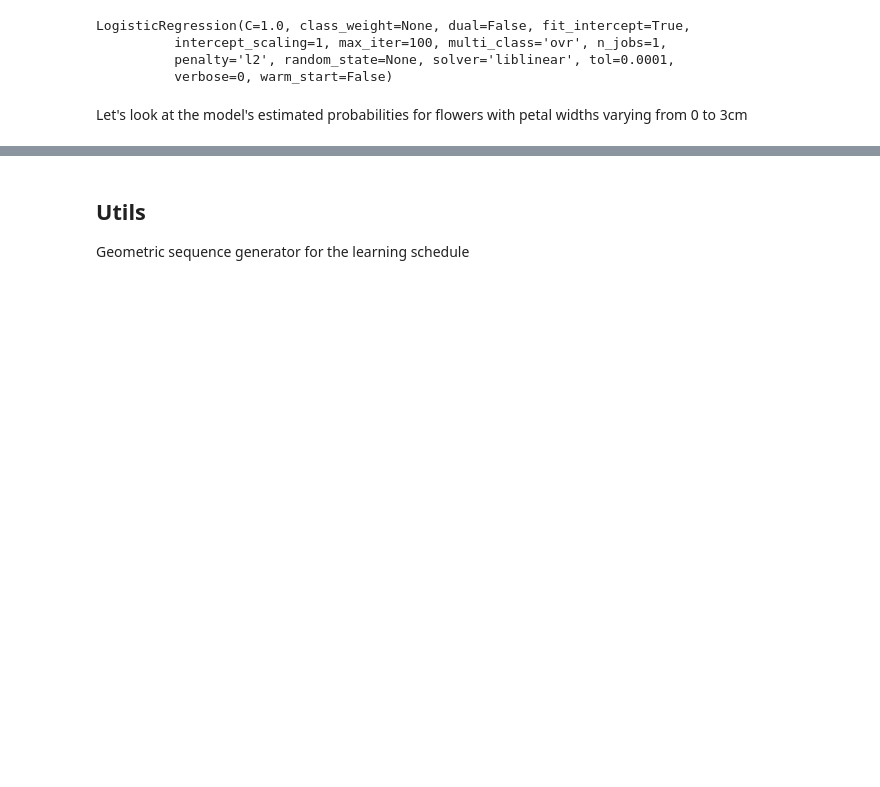
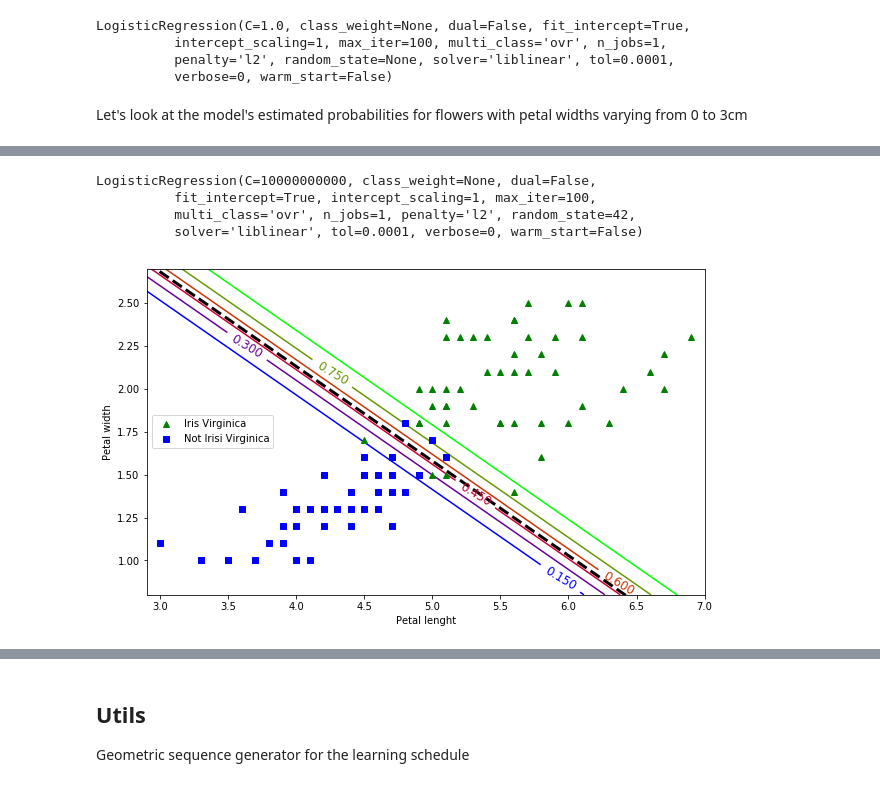
Before and after one commit to Ohtar10/ml-python, a Jupyter notebook: ch04/Training Models.ipynb, the cells around one changed output, grey strips where cells are left out. Saved outputs shown, nothing was run; the diff lists cells and outputs as text; code cells hidden in the pictures; blank space fills up the shorter version.

Commit message:
Finish logistic regression and start Softmax regression

```diff
--- a/ch04/Training Models.ipynb
+++ b/ch04/Training Models.ipynb
@@ -1015,0 +1025,43 @@ array([False, False, False, False, False, False, False, False, False,
+# %%
+X = iris['data'][:, 2:] # select the petal width and lenght
+# Remember that logistic regression it's capable of binary classification
+y = (iris['target'] == 2).astype(np.int) # binarize the dataset, 1 if Iris-Virginica, else 0
+
+log_reg = LogisticRegression(solver='liblinear', C=10**10, random_state=42)
+log_reg.fit(X, y)
+# %% [output]
+LogisticRegression(C=10000000000, class_weight=None, dual=False,
+          fit_intercept=True, intercept_scaling=1, max_iter=100,
+          multi_class='ovr', n_jobs=1, penalty='l2', random_state=42,
+          solver='liblinear', tol=0.0001, verbose=0, warm_start=False)
+# %%
+plt.figure(figsize=(10, 6))
+# create an equidistant linear space for both attributes
+x0, x1 = np.meshgrid(
+    np.linspace(2.9, 7, 500).reshape(-1, 1), # X, petal length
+    np.linspace(0.8, 3, 200).reshape(-1, 1) # Y, petal width
+)
+
+# then generate a new X with them, concat the results of both
+# attributes. produces (100000, 2) shape
+X_new = np.c_[x0.ravel(), x1.ravel()]
+
+y_proba = log_reg.predict_proba(X_new)
+zz = y_proba[:, 1].reshape(x0.shape)
+contour = plt.contour(x0, x1, zz, cmap=plt.cm.brg)
+
+# NOTE: need to investigate this part.
+left_right = np.array([2.9, 7])
+boundary = -(log_reg.coef_[0][0] * left_right + log_reg.intercept_[0]) / log_reg.coef_[0][1]
+
+plt.clabel(contour, inline=1, fontsize=12)
+plt.plot(left_right, boundary, "k--", linewidth=3)
+plt.plot(X[y==1, 0], X[y==1, 1], 'g^', label='Iris Virginica')
+plt.plot(X[y==0, 0], X[y==0, 1], 'bs', label='Not Irisi Virginica')
+plt.xlabel('Petal lenght')
+plt.ylabel('Petal width')
+plt.axis([2.9, 7, 0.8, 2.7])
+plt.legend()
+plt.show()
+# %% [output]
+[figure, added]
```
Also changed, not shown: parts of 7 cells of this notebook.
